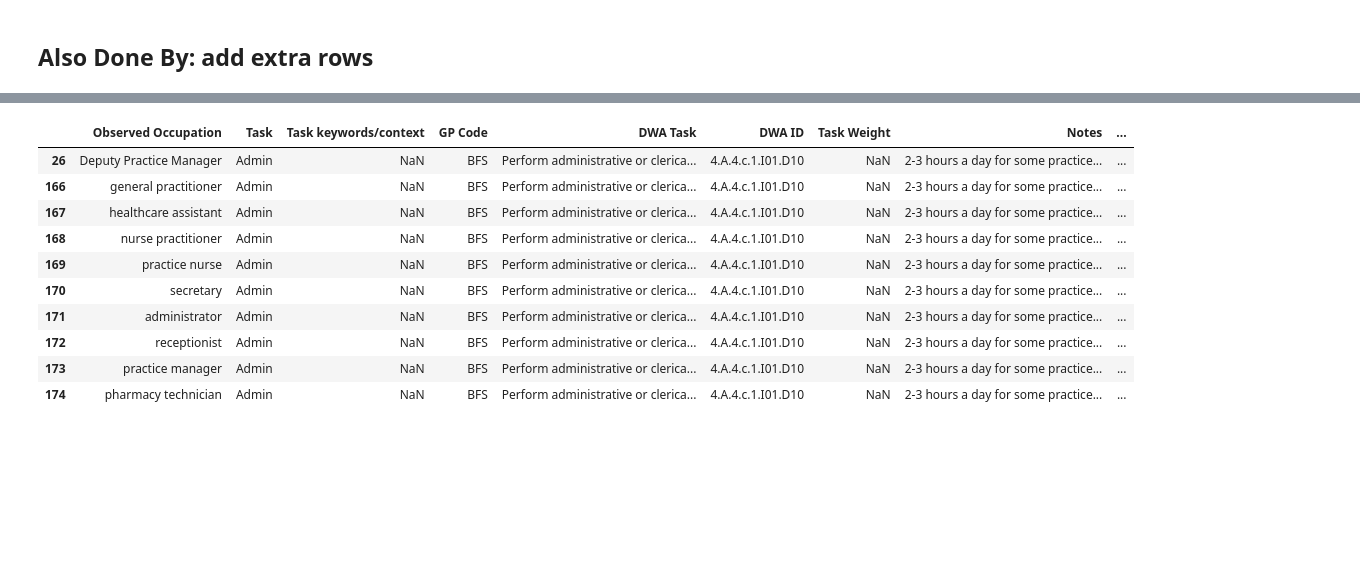
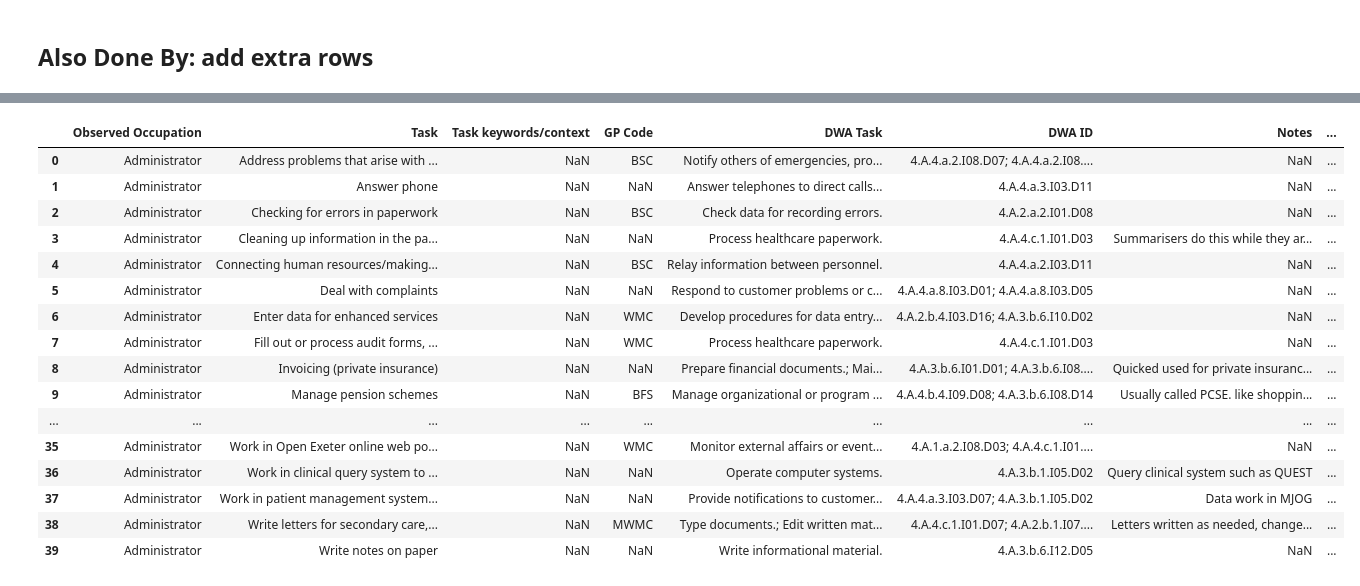
Before and after one commit to PDuckworth/FutureOf, a Jupyter notebook: FutureOfHealthcare/DataWrangling.ipynb, the cells around one changed output, grey strips where cells are left out. Drawn from its saved outputs; the diff is of its cells as text; code cells hidden in the pictures; blank space fills up the shorter version.

```diff
--- a/FutureOfHealthcare/DataWrangling.ipynb
+++ b/FutureOfHealthcare/DataWrangling.ipynb
@@ -75,0 +134,13 @@ automation_scores[automation_scores["DWA ID"] == "4.A.3.b.1.I06.D11"]["y"].value
+# %%
+# # investigate why some DWAs don't have Automation Scores = it's because the composite Tasks dont have Importance scores:
+
+# onet_tasks = pd.read_table(os.path.join(datasets, 'ONET/databases/db2016/Task Statements.txt'), sep='\t')
+# taskDWA = pd.read_table(os.path.join(datasets, 'ONET/databases/db2016/Tasks to DWAs.txt'), sep='\t')
+DWArefs = pd.read_table(os.path.join(datasets, 'ONET/databases/db2016/DWA Reference.txt'), sep='\t')
+automation_scores = automation_scores.merge(DWArefs[['DWA ID', 'DWA Title']], on=['DWA ID'])
+automation_scores.head()
+# onet_tasks_dwa = onet_tasks[['Task ID', 'Task']].merge(DWA_sup, on=['Task ID'])\
+#                                                          .sort_values(by='Task ID')\
+#                                                          .reset_index().drop('index', axis=1)
+# others = onet_tasks_dwa[onet_tasks_dwa["IWA ID"] == "4.A.3.b.1.I06"][["DWA ID", "DWA Title"]].drop_duplicates()
+# others.merge(automation_scores, on=["DWA ID"], how='left').rename(columns={"y":"automation score"})
@@ -148,27 +234,34 @@ unique_occupations
 # %%
-data.shape
+print(data.shape)
 duplicate_task_rows = data.copy()
+duplicate_task_rows
+
 for i, row in duplicate_task_rows.iterrows():
-#     print(i, row['Observed Occupation'], row['Task'])
-    try:
-        occu = row['Observed Occupation'].strip().lower()
-        also_done_by = row['Task also done by'].split(";")
-        for also_occ in also_done_by:
-            a = also_occ.strip().lower()
-            if a == occu: continue
+    occu = string.capwords(row['Observed Occupation'].strip())
+
+#     if row["Task"].strip().lower() == "medical coding of letters and other documents":
+#         print(occu, row['Task'])
+
+    if isinstance(row['Task also done by'], str):
+        for _ in row['Task also done by'].split(";"):
+            also_occ = _.strip()
+            a = string.capwords(also_occ.strip())
+
+            if a == occu:
+                continue
+
             elif a in unique_occupations:
-                row['Observed Occupation'] = a
-                duplicate_task_rows = duplicate_task_rows.append(row, ignore_index=True)
-#             elif a in "all staff":
-#                 for all_occs in unique_occupations:
-#                     row['Observed Occupation'] = all_occs
-#                     duplicate_task_rows = duplicate_task_rows.append(row, ignore_index=True)
+                #create a copy of the row, but change the occupation:
+                new_row = row.copy()
+                new_row['Observed Occupation'] = a
+                # append the new row
+                duplicate_task_rows = duplicate_task_rows.append(new_row, ignore_index=True)
             else:
                 print("***", i, "different occupation:", a)
 
-    except AttributeError:  # some columns contain NaN, i.e. a "float", that can't be stripped.
-        pass
-print(duplicate_task_rows.shape)
-duplicate_task_rows[duplicate_task_rows["Task"] == "Admin"]
-# duplicate_task_rows
+duplicate_task_rows = duplicate_task_rows.sort_values(by = ['Observed Occupation', 'Task'])
+duplicate_task_rows.reset_index(inplace=True)
+duplicate_task_rows.drop(columns = ["index"], inplace=True)
+
+duplicate_task_rows[duplicate_task_rows["Observed Occupation"] == "Administrator"]
 # %% [output]
@@ -179,11 +275,17 @@ duplicate_task_rows[duplicate_task_rows["Task"] == "Admin"]
-|  | Observed Occupation | Task | Task keywords/context | GP Code | DWA Task | DWA ID | Task Weight | Notes | ... |
-| 26 | Deputy Practice Manager | Admin | NaN | BFS | Perform administrative or clerica... | 4.A.4.c.1.I01.D10 | NaN | 2-3 hours a day for some practice... | ... |
-| 166 | general practitioner | Admin | NaN | BFS | Perform administrative or clerica... | 4.A.4.c.1.I01.D10 | NaN | 2-3 hours a day for some practice... | ... |
-| 167 | healthcare assistant | Admin | NaN | BFS | Perform administrative or clerica... | 4.A.4.c.1.I01.D10 | NaN | 2-3 hours a day for some practice... | ... |
-| 168 | nurse practitioner | Admin | NaN | BFS | Perform administrative or clerica... | 4.A.4.c.1.I01.D10 | NaN | 2-3 hours a day for some practice... | ... |
-| 169 | practice nurse | Admin | NaN | BFS | Perform administrative or clerica... | 4.A.4.c.1.I01.D10 | NaN | 2-3 hours a day for some practice... | ... |
-| 170 | secretary | Admin | NaN | BFS | Perform administrative or clerica... | 4.A.4.c.1.I01.D10 | NaN | 2-3 hours a day for some practice... | ... |
-| 171 | administrator | Admin | NaN | BFS | Perform administrative or clerica... | 4.A.4.c.1.I01.D10 | NaN | 2-3 hours a day for some practice... | ... |
-| 172 | receptionist | Admin | NaN | BFS | Perform administrative or clerica... | 4.A.4.c.1.I01.D10 | NaN | 2-3 hours a day for some practice... | ... |
-| 173 | practice manager | Admin | NaN | BFS | Perform administrative or clerica... | 4.A.4.c.1.I01.D10 | NaN | 2-3 hours a day for some practice... | ... |
-| 174 | pharmacy technician | Admin | NaN | BFS | Perform administrative or clerica... | 4.A.4.c.1.I01.D10 | NaN | 2-3 hours a day for some practice... | ... |
+|  | Observed Occupation | Task | Task keywords/context | GP Code | DWA Task | DWA ID | Notes | ... |
+| 0 | Administrator | Address problems that arise with ... | NaN | BSC | Notify others of emergencies, pro... | 4.A.4.a.2.I08.D07; 4.A.4.a.2.I08.... | NaN | ... |
+| 1 | Administrator | Answer phone | NaN | NaN | Answer telephones to direct calls... | 4.A.4.a.3.I03.D11 | NaN | ... |
+| 2 | Administrator | Checking for errors in paperwork | NaN | BSC | Check data for recording errors. | 4.A.2.a.2.I01.D08 | NaN | ... |
+| 3 | Administrator | Cleaning up information in the pa... | NaN | NaN | Process healthcare paperwork. | 4.A.4.c.1.I01.D03 | Summarisers do this while they ar... | ... |
+| 4 | Administrator | Connecting human resources/making... | NaN | BSC | Relay information between personnel. | 4.A.4.a.2.I03.D11 | NaN | ... |
+| 5 | Administrator | Deal with complaints | NaN | NaN | Respond to customer problems or c... | 4.A.4.a.8.I03.D01; 4.A.4.a.8.I03.D05 | NaN | ... |
+| 6 | Administrator | Enter data for enhanced services | NaN | WMC | Develop procedures for data entry... | 4.A.2.b.4.I03.D16; 4.A.3.b.6.I10.D02 | NaN | ... |
+| 7 | Administrator | Fill out or process audit forms, ... | NaN | WMC | Process healthcare paperwork. | 4.A.4.c.1.I01.D03 | NaN | ... |
+| 8 | Administrator | Invoicing (private insurance) | NaN | NaN | Prepare financial documents.; Mai... | 4.A.3.b.6.I01.D01; 4.A.3.b.6.I08.... | Quicked used for private insuranc... | ... |
+| 9 | Administrator | Manage pension schemes | NaN | BFS | Manage organizational or program ... | 4.A.4.b.4.I09.D08; 4.A.3.b.6.I08.D14 | Usually called PCSE. like shoppin... | ... |
+| ... | ... | ... | ... | ... | ... | ... | ... | ... |
+| 35 | Administrator | Work in Open Exeter online web po... | NaN | WMC | Monitor external affairs or event... | 4.A.1.a.2.I08.D03; 4.A.4.c.1.I01.... | NaN | ... |
+| 36 | Administrator | Work in clinical query system to ... | NaN | NaN | Operate computer systems. | 4.A.3.b.1.I05.D02 | Query clinical system such as QUEST | ... |
+| 37 | Administrator | Work in patient management system... | NaN | NaN | Provide notifications to customer... | 4.A.4.a.3.I03.D07; 4.A.3.b.1.I05.D02 | Data work in MJOG | ... |
+| 38 | Administrator | Write letters for secondary care,... | NaN | MWMC | Type documents.; Edit written mat... | 4.A.4.c.1.I01.D07; 4.A.2.b.1.I07.... | Letters written as needed, change... | ... |
+| 39 | Administrator | Write notes on paper | NaN | NaN | Write informational material. | 4.A.3.b.6.I12.D05 | NaN | ... |
```
Also changed, not shown: parts of 20 cells of this notebook, 15 other files.
